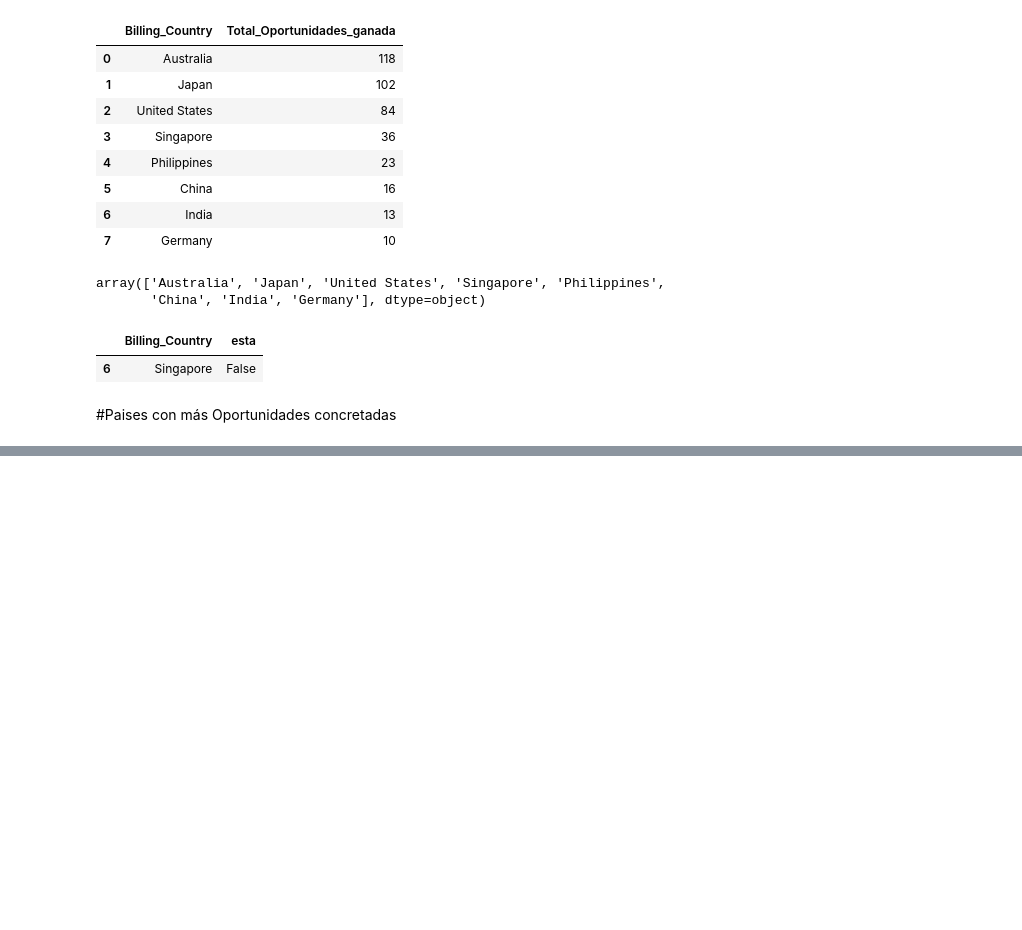
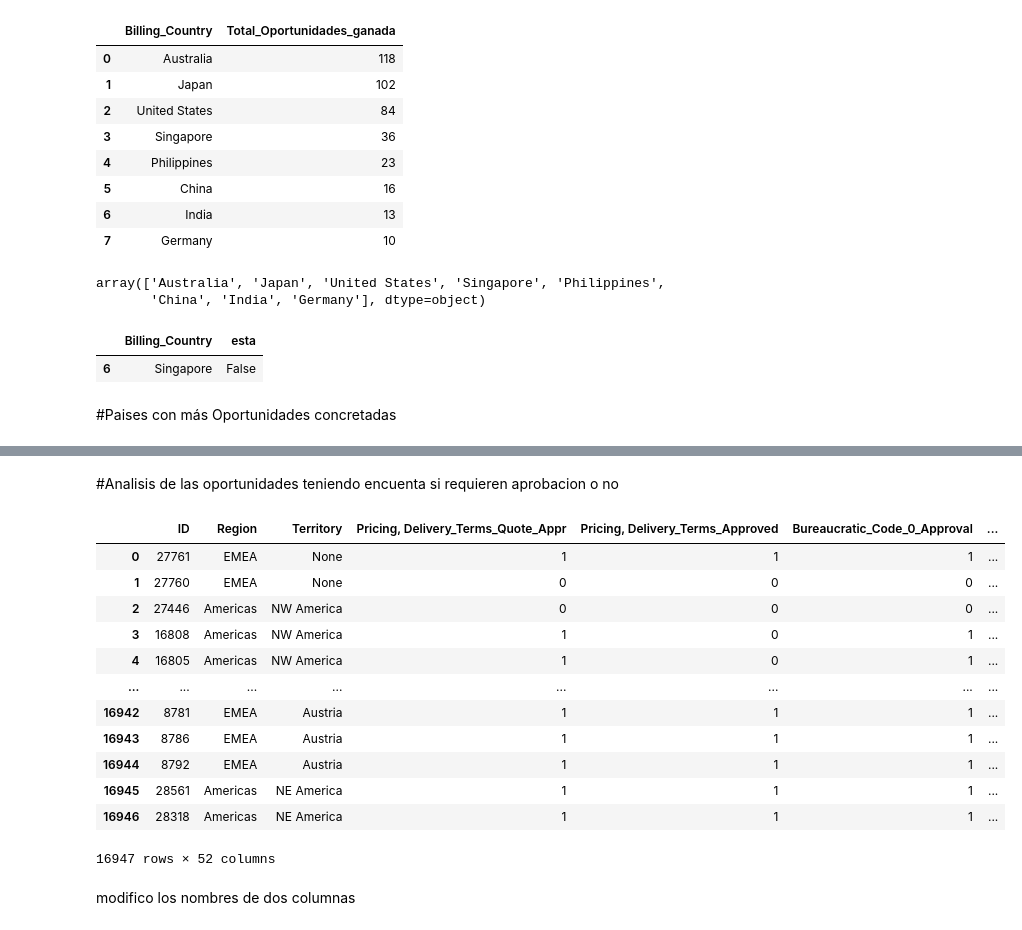
Before and after one commit to Fiuba-Big-Data-Analytics/Fiuba-Big-Data-Analytics-TPs, a Jupyter notebook: Tp1/Elvis/Orga_TP1_V_Colab.ipynb, the cells around one changed output, grey strips where cells are left out. Drawn from its saved outputs; the diff is of its cells as text; code cells hidden in the pictures; blank space fills up the shorter version.

```diff
--- a/Tp1/Elvis/Orga_TP1_V_Colab.ipynb
+++ b/Tp1/Elvis/Orga_TP1_V_Colab.ipynb
@@ -537,0 +540,20 @@ cbar = fig.colorbar(sm)
+# %% [markdown]
+#Analisis de las oportunidades teniendo encuenta si requieren aprobacion o no
+# %%
+df
+# %% [output]
+|  | ID | Region | Territory | Pricing, Delivery_Terms_Quote_Appr | Pricing, Delivery_Terms_Approved | Bureaucratic_Code_0_Approval | ... |
+| 0 | 27761 | EMEA | None | 1 | 1 | 1 | ... |
+| 1 | 27760 | EMEA | None | 0 | 0 | 0 | ... |
+| 2 | 27446 | Americas | NW America | 0 | 0 | 0 | ... |
+| 3 | 16808 | Americas | NW America | 1 | 0 | 1 | ... |
+| 4 | 16805 | Americas | NW America | 1 | 0 | 1 | ... |
+| ... | ... | ... | ... | ... | ... | ... | ... |
+| 16942 | 8781 | EMEA | Austria | 1 | 1 | 1 | ... |
+| 16943 | 8786 | EMEA | Austria | 1 | 1 | 1 | ... |
+| 16944 | 8792 | EMEA | Austria | 1 | 1 | 1 | ... |
+| 16945 | 28561 | Americas | NE America | 1 | 1 | 1 | ... |
+| 16946 | 28318 | Americas | NE America | 1 | 1 | 1 | ... |
+16947 rows × 52 columns
+# %% [markdown]
+modifico los nombres de dos columnas
```
Also changed, not shown: parts of 32 cells of this notebook.
